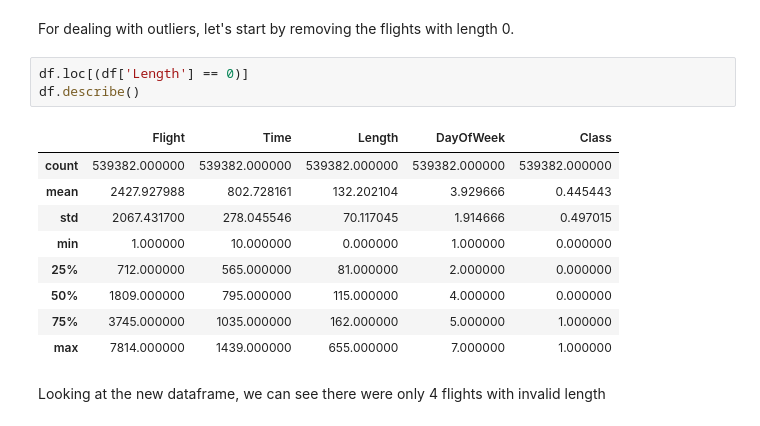
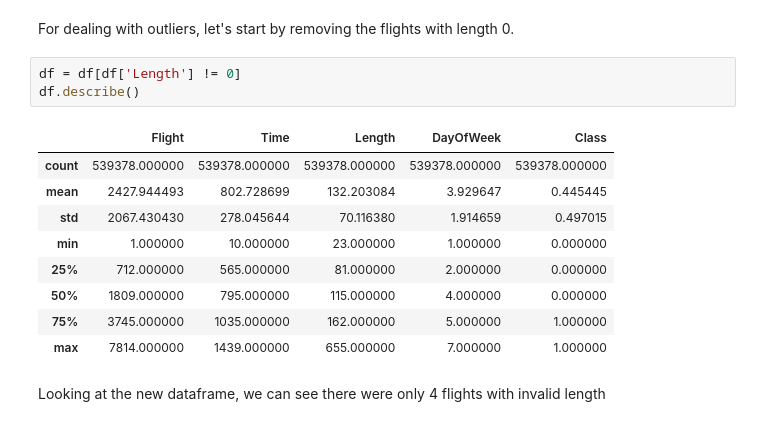
Before and after one commit to beatrizfontao/FEUP-IA, a Jupyter notebook: proj2/airline_delay_notebook.ipynb, the cells around one changed output. Cells and saved outputs as stored; diff of their text form.

```diff
--- a/proj2/airline_delay_notebook.ipynb
+++ b/proj2/airline_delay_notebook.ipynb
@@ -96,14 +109,14 @@ Where is some information this gives us:
 # %% [markdown]
 For dealing with outliers, let's start by removing the flights with length 0.
 # %%
-df.loc[(df['Length'] == 0)]
+df = df[df['Length'] != 0]
 df.describe()
 # %% [output]
 |  | Flight | Time | Length | DayOfWeek | Class |
-| count | 539382.000000 | 539382.000000 | 539382.000000 | 539382.000000 | 539382.000000 |
-| mean | 2427.927988 | 802.728161 | 132.202104 | 3.929666 | 0.445443 |
-| std | 2067.431700 | 278.045546 | 70.117045 | 1.914666 | 0.497015 |
-| min | 1.000000 | 10.000000 | 0.000000 | 1.000000 | 0.000000 |
+| count | 539378.000000 | 539378.000000 | 539378.000000 | 539378.000000 | 539378.000000 |
+| mean | 2427.944493 | 802.728699 | 132.203084 | 3.929647 | 0.445445 |
+| std | 2067.430430 | 278.045644 | 70.116380 | 1.914659 | 0.497015 |
+| min | 1.000000 | 10.000000 | 23.000000 | 1.000000 | 0.000000 |
 | 25% | 712.000000 | 565.000000 | 81.000000 | 2.000000 | 0.000000 |
 | 50% | 1809.000000 | 795.000000 | 115.000000 | 4.000000 | 0.000000 |
 | 75% | 3745.000000 | 1035.000000 | 162.000000 | 5.000000 | 1.000000 |
```
Also changed, not shown: parts of 83 cells of this notebook, 9 other files.
